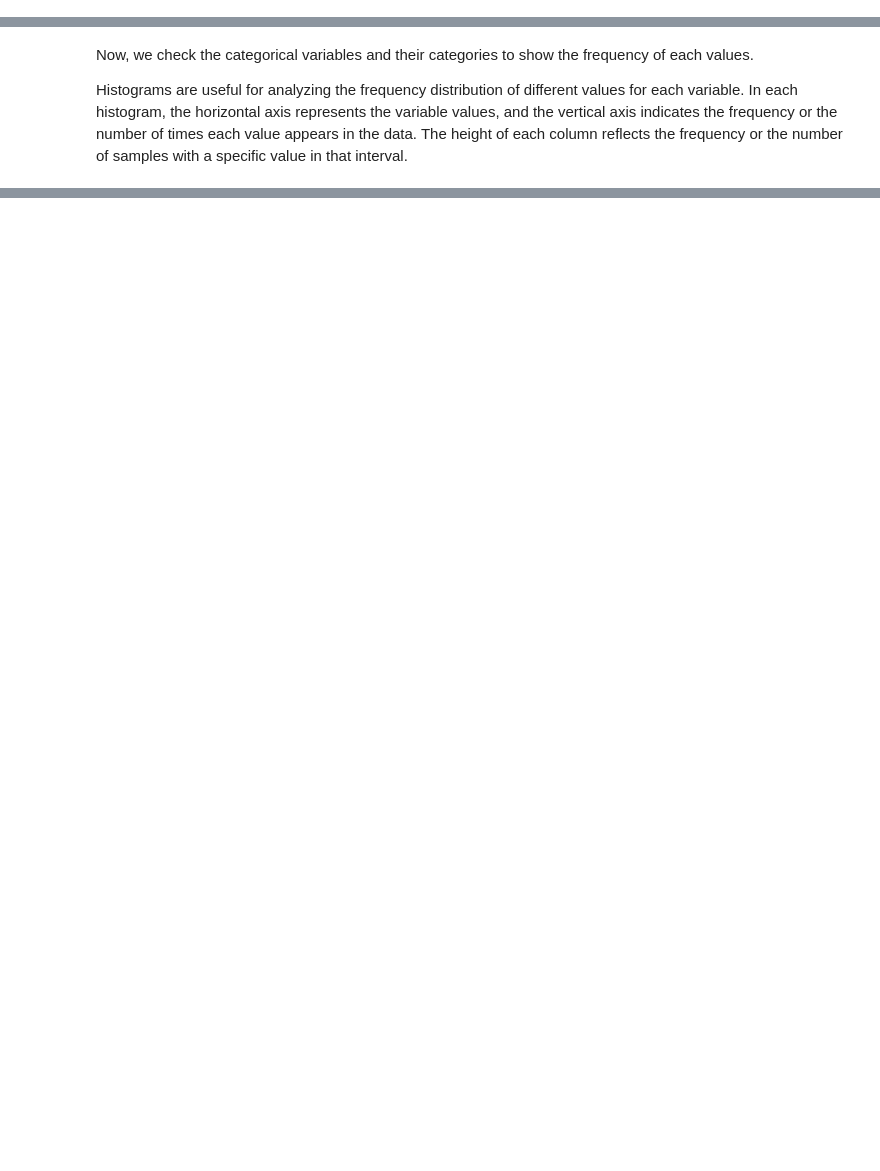
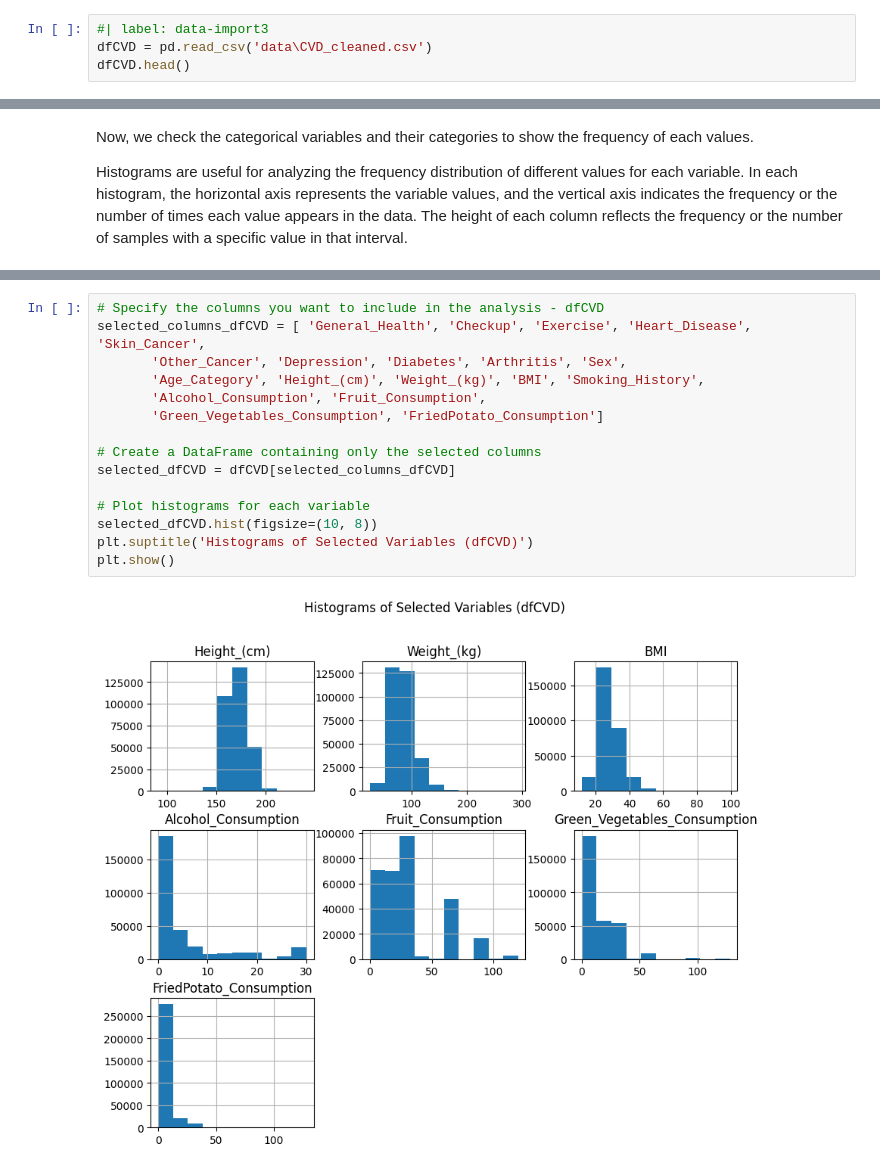
Before and after one commit to Mesgarin/DSLab, a Jupyter notebook: Hotel.ipynb, the cells around one changed output, grey strips where cells are left out. Saved outputs shown, nothing was run; the diff lists cells and outputs as text; blank space fills up the shorter version.

```diff
--- a/Hotel.ipynb
+++ b/Hotel.ipynb
@@ -45,0 +53,4 @@ df.head()
+# %%
+#| label: data-import3
+dfCVD = pd.read_csv('data\CVD_cleaned.csv')
+dfCVD.head()
@@ -135,2 +356,19 @@ plt.show()
+# %%
+# Specify the columns you want to include in the analysis - dfCVD
+selected_columns_dfCVD = [ 'General_Health', 'Checkup', 'Exercise', 'Heart_Disease', 'Skin_Cancer',
+       'Other_Cancer', 'Depression', 'Diabetes', 'Arthritis', 'Sex',
+       'Age_Category', 'Height_(cm)', 'Weight_(kg)', 'BMI', 'Smoking_History',
+       'Alcohol_Consumption', 'Fruit_Consumption',
+       'Green_Vegetables_Consumption', 'FriedPotato_Consumption']
+
+# Create a DataFrame containing only the selected columns
+selected_dfCVD = dfCVD[selected_columns_dfCVD]
+
+# Plot histograms for each variable
+selected_dfCVD.hist(figsize=(10, 8))
+plt.suptitle('Histograms of Selected Variables (dfCVD)')
+plt.show()
+# %% [output]
+[figure, added]
 # %%
 # Displaying some statistics about categorical data
```
Also changed, not shown: parts of 45 cells of this notebook, 9 other files.
